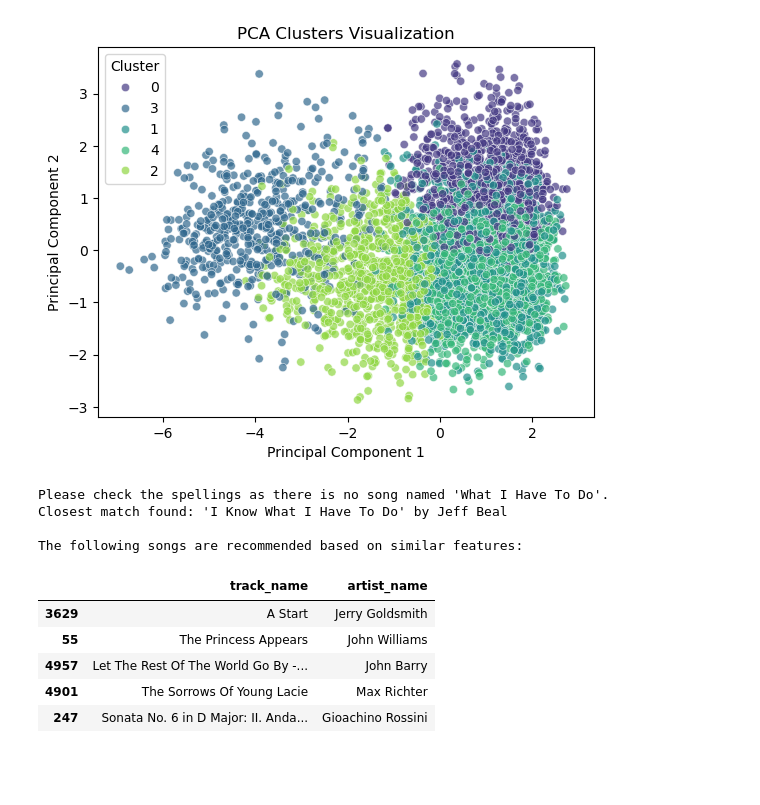
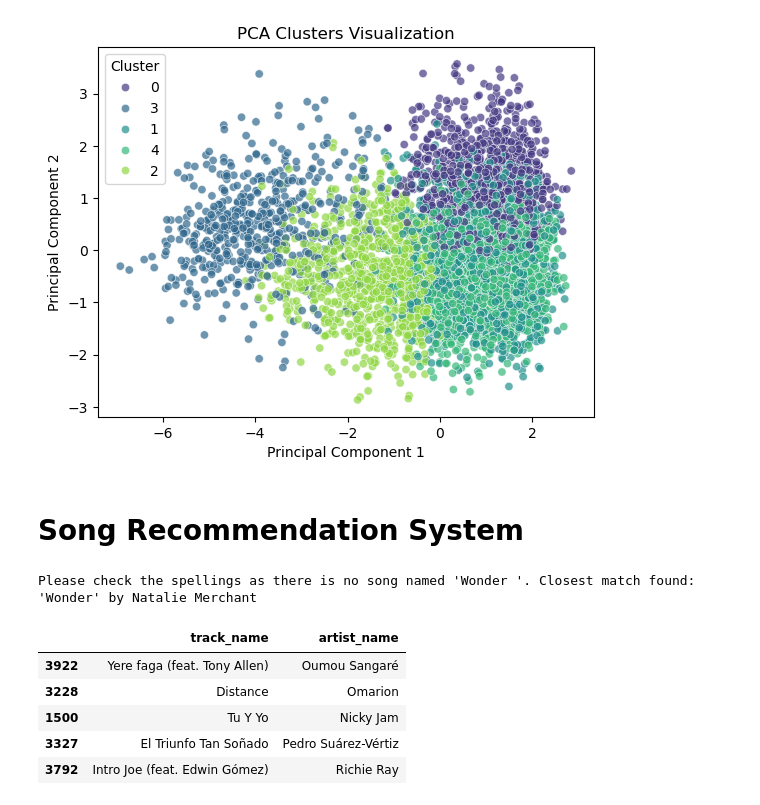
Before and after one commit to Tserrof7/Whats-Your-Jam-Final-Project, a Jupyter notebook: spotify.ipynb, the cells around one changed output. Drawn from its saved outputs; the diff is of its cells as text; code cells hidden in the pictures; blank space fills up the shorter version.

Commit message:
back to only TRACK_NAME only as input

```diff
--- a/spotify.ipynb
+++ b/spotify.ipynb
@@ -111,6 +111,8 @@ plt.legend(title="Cluster")
 plt.show()
 # %% [output]
 [figure]
+# %% [markdown]
+# Song Recommendation System
 # %%
 import pandas as pd
 import difflib
@@ -140,7 +142,7 @@ def find_closest_match(input_song, cutoff=0.6):
     if closest_match:
         matched_song = closest_match[0]
         matched_artist = df_scaled.loc[df_scaled["track_name"] == matched_song, "artist_name"].values[0]
-        print(f"Please check the spellings as there is no song named '{input_song}'. \nClosest match found: '{matched_song}' by {matched_artist}")
+        print(f"Please check the spellings as there is no song named '{input_song}'. Closest match found: '{matched_song}' by {matched_artist}")
         return matched_song, matched_artist  # Return both song & artist
     else:
         return None, None  # No match found
@@ -169,46 +171,41 @@ def recommend_song(input_song, cutoff=0.6, similarity_threshold=0.5):
 
     # Compute similarity
     similarities = cosine_similarity(song_features, X_scaled_valid)
 
     # Normalize similarity scores
     similarity_scores = similarities[0] / similarities[0].max()
 
     # Prepare recommendations DataFrame (exclude the original artist)
     df_valid = df_sample.loc[valid_rows].copy()
     df_valid["Similarity"] = similarity_scores
 
     input_artist = df_valid.loc[df_valid["track_name"] == matched_song, "artist_name"].values[0]
     recommendations = df_valid[(df_valid["artist_name"] != input_artist) & (df_valid["Similarity"] >= similarity_threshold)]
 
     # Sort by similarity first, then danceability & energy
     recommendations = recommendations.sort_values(by=["Similarity", "danceability", "energy"], ascending=[False, False, False]).head(10)
 
     if recommendations.empty:
         return f"No recommendations found for '{matched_song}'. Try adjusting filters or checking dataset."
 
-    # **Return only track name and artist name with a formatted message**
-    print("\nThe following songs are recommended based on similar features:\n")
+    # **Return only track name and artist name**
     return recommendations[["track_name", "artist_name"]]
 
-
 # Test Case
-test_song = "What I Have To Do"
+test_song = "Wonder"
 
 # Run recommendation
 recommended_songs = recommend_song(test_song)
 recommended_songs.head()  # Display the top recommendations
 # Display the top recommendations
 # %% [output]
-Please check the spellings as there is no song named 'What I Have To Do'.
-Closest match found: 'I Know What I Have To Do' by Jeff Beal
-
-The following songs are recommended based on similar features:
+Please check the spellings as there is no song named 'Wonder '. Closest match found: 'Wonder' by Natalie Merchant
 |  | track_name | artist_name |
-| 3629 | A Start | Jerry Goldsmith |
-| 55 | The Princess Appears | John Williams |
-| 4957 | Let The Rest Of The World Go By -... | John Barry |
-| 4901 | The Sorrows Of Young Lacie | Max Richter |
-| 247 | Sonata No. 6 in D Major: II. Anda... | Gioachino Rossini |
+| 3922 | Yere faga (feat. Tony Allen) | Oumou Sangaré |
+| 3228 | Distance | Omarion |
+| 1500 | Tu Y Yo | Nicky Jam |
+| 3327 | El Triunfo Tan Soñado | Pedro Suárez-Vértiz |
+| 3792 | Intro Joe (feat. Edwin Gómez) | Richie Ray |
 # %%
 # Save the PCA DataFrame to CSV for further analysis
 pca_df.to_csv("resources/pca_results.csv", index=False)
```
